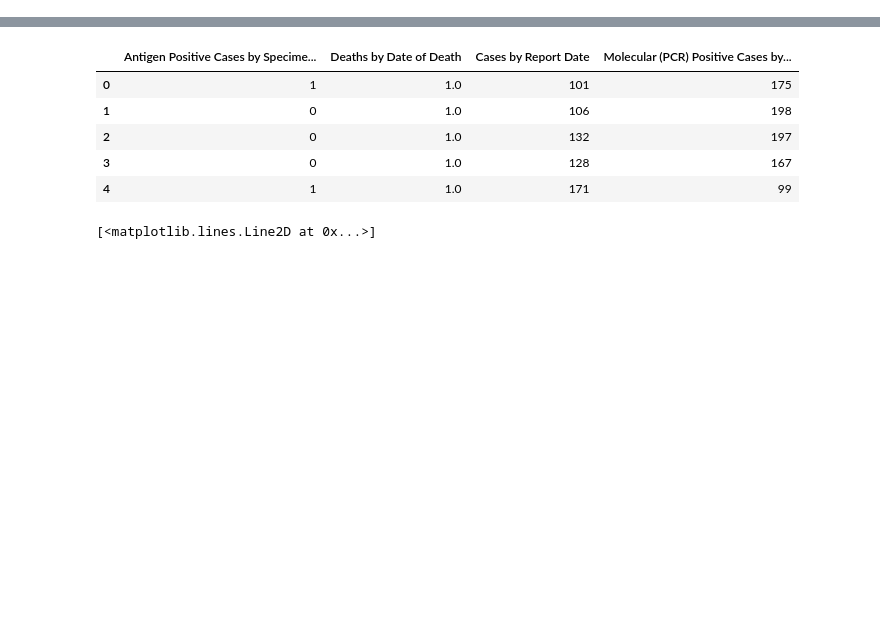
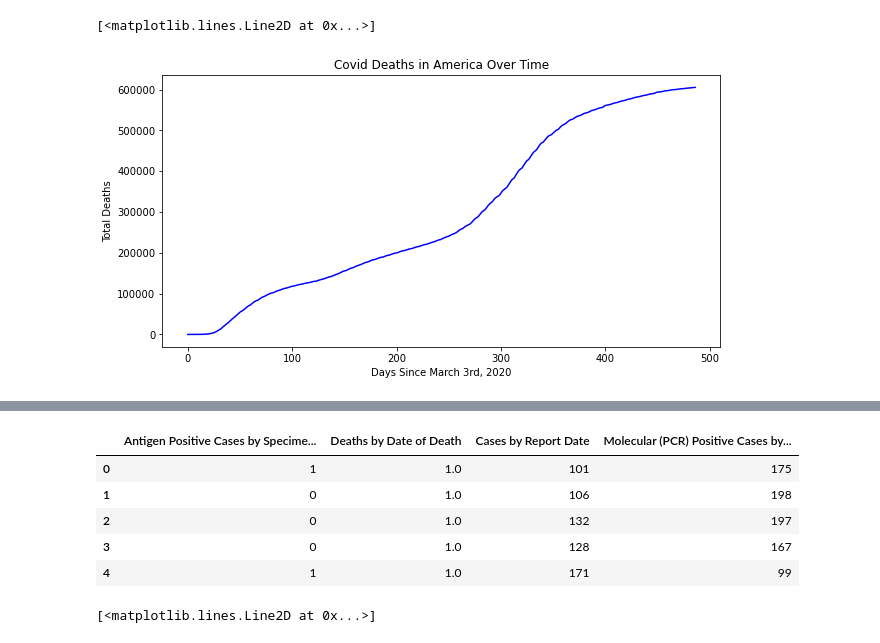
Before and after one commit to abhi-vinnakota/ValiantVaccinators, a Jupyter notebook: Valiant Vaccinators.ipynb, the cells around one changed output, grey strips where cells are left out. Cells and saved outputs as stored; diff of their text form; code cells hidden in the pictures; blank space fills up the shorter version.

```diff
--- a/Valiant Vaccinators.ipynb
+++ b/Valiant Vaccinators.ipynb
@@ -8,0 +63,10 @@ import math
+# %%
+plt.xlabel('Days Since March 3rd, 2020')
+plt.ylabel('Total Deaths')
+plt.rcParams["figure.figsize"] = [10,5]
+plt.title('Covid Deaths in America Over Time')
+x_vals = np.linspace(0, 486, 486)
+plt.plot(x_vals, covid_national["total_deaths"], 'b')
+# %% [output]
+[<matplotlib.lines.Line2D at 0x...>]
+[figure, added]
```
Also changed, not shown: parts of 38 cells of this notebook, 1 other file.
